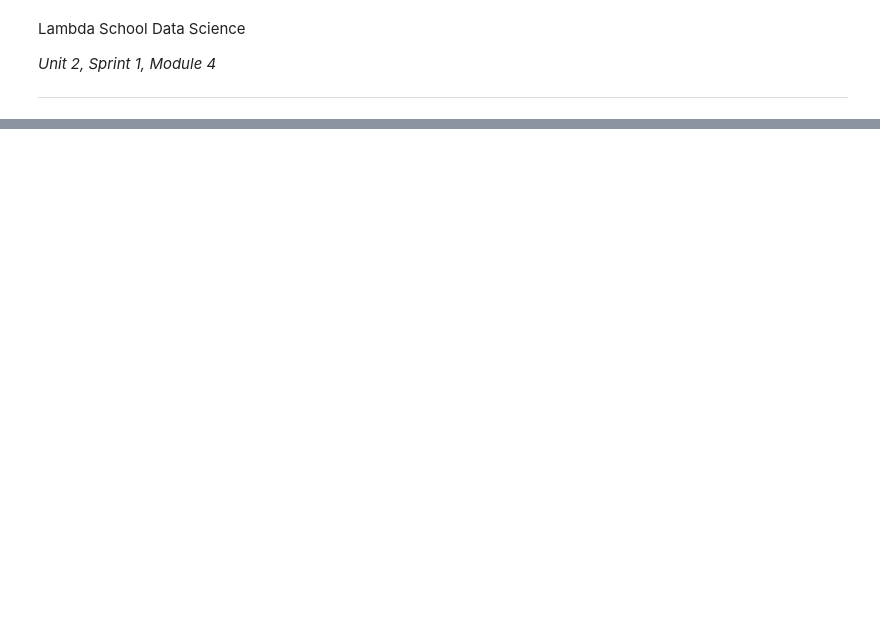
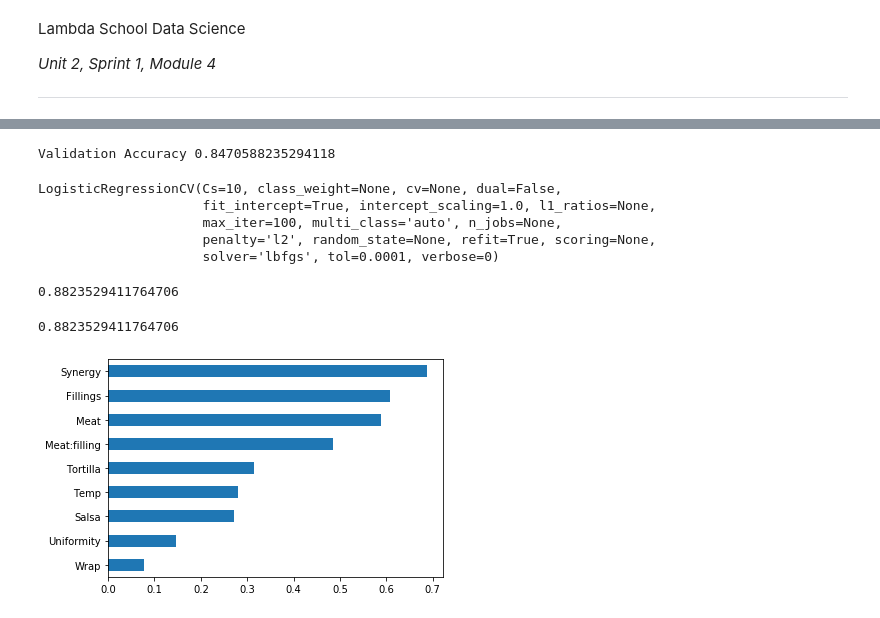
Before and after one commit to popkdodge/DS-Unit-2-Linear-Models, a Jupyter notebook: module4-logistic-regression/LS_DS_214_assignment.ipynb, the cells around one changed output, grey strips where cells are left out. Drawn from its saved outputs; the diff is of its cells as text; code cells hidden in the pictures; blank space fills up the shorter version.

```diff
--- a/module4-logistic-regression/LS_DS_214_assignment.ipynb
+++ b/module4-logistic-regression/LS_DS_214_assignment.ipynb
@@ -121,0 +167,28 @@ train.shape, val.shape
+# %%
+from sklearn.linear_model import LogisticRegression
+
+log_reg = LogisticRegression(solver='lbfgs')
+log_reg.fit(X_train_imputed, y_train)
+print('Validation Accuracy', log_reg.score(X_val_imputed, y_val))
+# %% [output]
+Validation Accuracy 0.8470588235294118
+# %%
+import category_encoders as ce
+from sklearn.impute import SimpleImputer
+from sklearn.linear_model import LogisticRegressionCV
+from sklearn.preprocessing import StandardScaler
+encoder = ce.OneHotEncoder(use_cat_names=True)
+X_train_encoded = encoder.fit_transform(X_train)
+# %%
+scaler = StandardScaler()
+X_train_scaled = scaler.fit_transform(X_train_imputed)
+X_val_scaled = scaler.transform(X_val_imputed)
+# %%
+model = LogisticRegressionCV()
+model.fit(X_train_scaled, y_train)
+# %% [output]
+LogisticRegressionCV(Cs=10, class_weight=None, cv=None, dual=False,
+                     fit_intercept=True, intercept_scaling=1.0, l1_ratios=None,
+                     max_iter=100, multi_class='auto', n_jobs=None,
+                     penalty='l2', random_state=None, refit=True, scoring=None,
+                     solver='lbfgs', tol=0.0001, verbose=0)
@@ -121,0 +201,15 @@ train.shape, val.shape
+# %%
+y_pred = model.predict(X_val_scaled)
+accuracy_score(y_val, y_pred)
+# %% [output]
+0.8823529411764706
+# %%
+model.score(X_val_scaled, y_val)
+# %% [output]
+0.8823529411764706
+# %%
+%matplotlib inline
+coefficients = pd.Series(model.coef_[0], X_train_encoded.columns)
+coefficients.sort_values().plot.barh();
+# %% [output]
+[figure, added]
```
Also changed, not shown: parts of 18 cells of this notebook.
